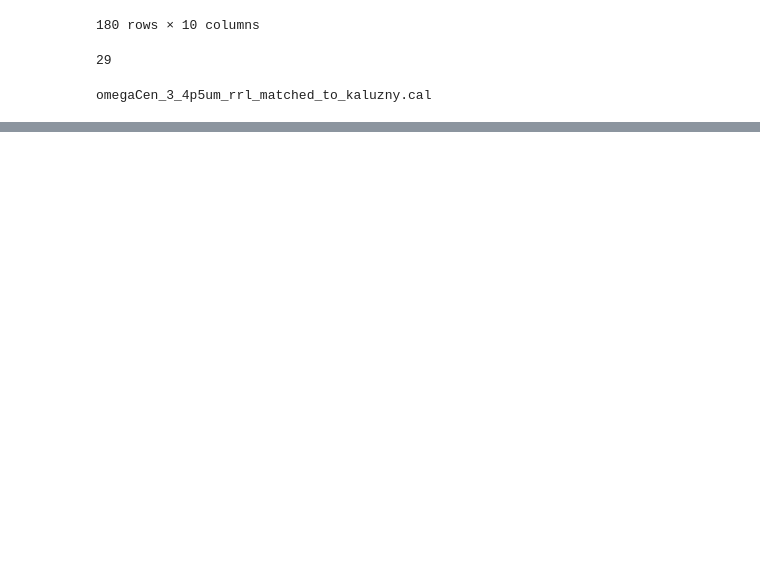
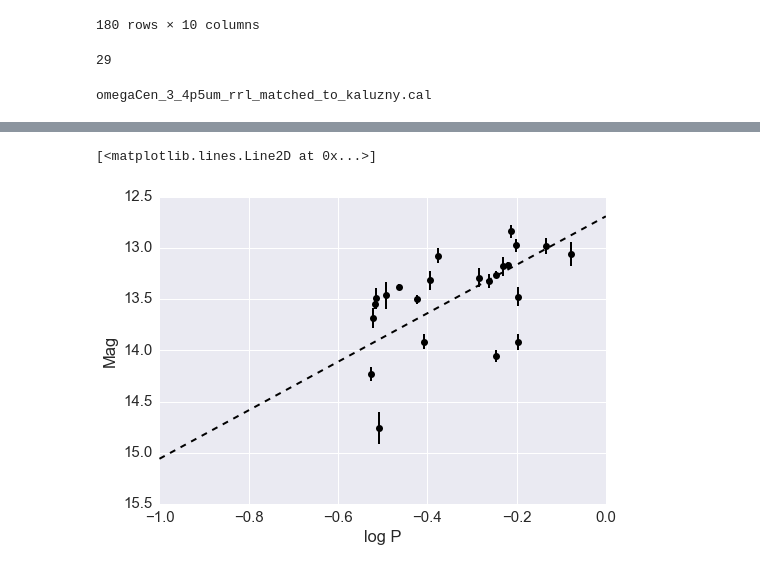
Before and after one commit to vickyscowcroft/ipython_notebooks, a Jupyter notebook: matching_to_kaluzny.ipynb, the cells around one changed output, grey strips where cells are left out. Saved outputs shown, nothing was run; the diff lists cells and outputs as text; code cells hidden in the pictures; blank space fills up the shorter version.

Commit message:
updated quality checks

```diff
--- a/matching_to_kaluzny.ipynb
+++ b/matching_to_kaluzny.ipynb
@@ -38,7 +39,7 @@ mp.rcParams.update({'font.size': bigfontsize,
 
 input_target = 'omegaCen_3'
 input_channel = '4p5um'
-#catalog = 'kaluzny2004_field1_ch1.als'
+catalog = '/Users/vs/Dropbox/Publications/omegaCen/calibrated_files/kaluzny_catalogues/kaluzny2004_reformatted'
 ref_image = input_target + '_e1_' + input_channel + '_dn.fits'
 # %%
 if (input_channel == '1' or input_channel == '3p6um'):
@@ -283,6 +287,6 @@ omegaCen_3_4p5um_rrl_matched_to_kaluzny.cal
 # %%
 ## matching the data frames on als_id
 
-merged_tables = als_df.merge(kaluzny, on='als_id')
-merged_tables = merged_tables.drop(['xc_y', 'yc_y'], 1)
-merged_tables.rename(columns={'xc_x':'xc', 'yc_x': 'yc'}, inplace=True)
+huge_df = als_df.merge(kaluzny, on='als_id')
+huge_df.rename(columns={'xc_y':'xc_kal', 'yc_y': 'yc_kal'}, inplace=True)
+huge_df.rename(columns={'xc_x':'xc', 'yc_x': 'yc'}, inplace=True)
@@ -312,7 +316,7 @@ merged_tables.to_csv(outfile, sep='\t', header=True, index=False)
 # %%
 ### Now can I match the lc data frame to the kaluzny file too??
 
-huge_df = merged_tables.merge(input_lc_df, on='als_id')
+huge_df = huge_df.merge(input_lc_df, on='als_id')
 #huge_df = huge_df.drop(['xc_y', 'yc_y'], 1)
 huge_df = huge_df.rename(columns={'xc_y':'xc_lc', 'yc_y': 'yc_lc'})
 huge_df = huge_df.rename(columns={'xc_x':'xc_ref', 'yc_x': 'yc_ref'})
@@ -356,3 +360,32 @@ for epochs in np.arange(len(mjds)):
     err_name = ('err_' + str(epochs+1))
     lc_mag_columns.append(mag_name)
     lc_err_columns.append(err_name)
+# %%
+
+### Doing some quality checks on the matching
+mp.close()
+mp.clf()
+axp1 = mp.subplot(111)
+
+lp1 = np.arange(-1., 1, 1)
+def pl1(logp, zp):
+    return -2.355 * logp + zp
+
+huge_df['logP'] = np.log10(huge_df.Period)
+#huge_df.logP[np.where(huge_df['Type']=='RR1')] = np.log10(huge_df.Period) + 0.127
+
+#huge_df['logP'][np.where(huge_df['Type']=='RR1')] = huge_df['logP'] + 0.127
+
+popt, pcov = curve_fit(pl1,huge_df.logP,huge_df.mag)
+zp = popt[0]
+ezp = np.sqrt(float(pcov[0]))
+
+mp.gca().invert_yaxis()
+mp.xlabel('log P')
+mp.ylabel('Mag')
+axp1.errorbar(huge_df.logP, huge_df.mag, yerr=huge_df.err, color='k', ls='none')
+axp1.plot(huge_df.logP, huge_df.mag, 'ko')
+axp1.plot(lp1, -2.370*lp1 + zp, 'k--')
+# %% [output]
+[<matplotlib.lines.Line2D at 0x...>]
+[figure, added]
```
Also changed, not shown: parts of 24 cells of this notebook.
